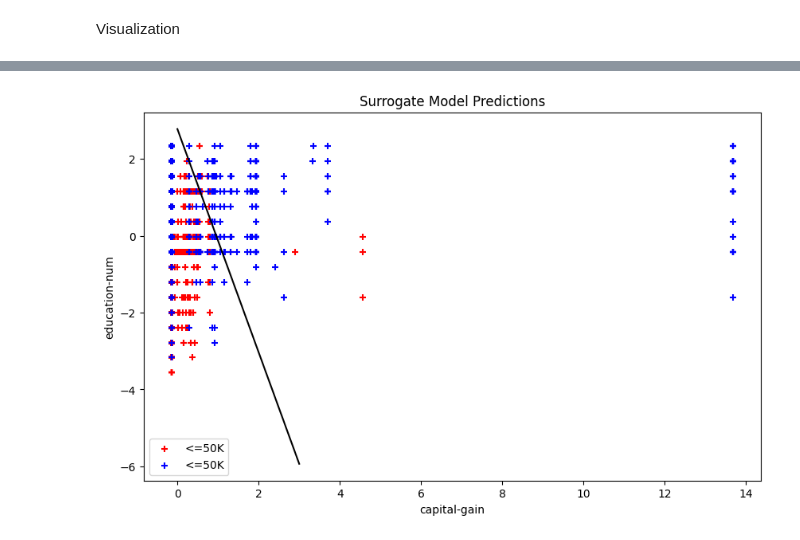
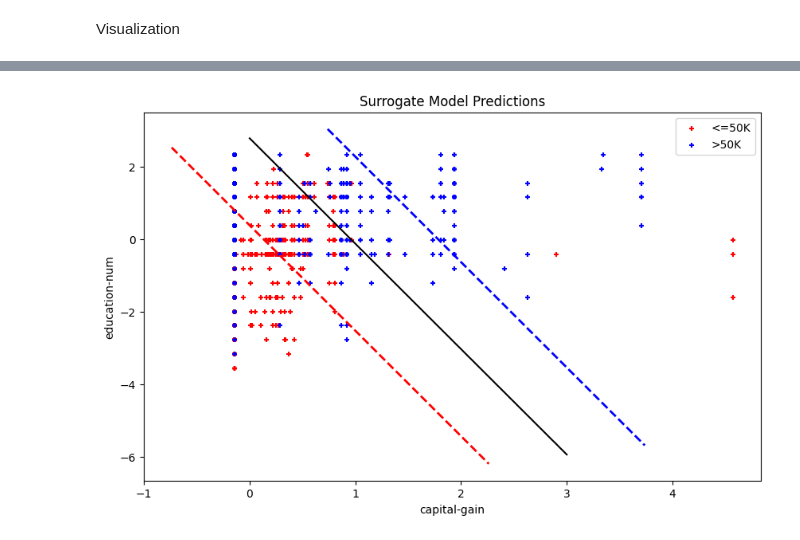
Before and after one commit to ConstanceGlly/Interpretability_and_Fairness_Income, a Jupyter notebook: Notebooks/Models.ipynb, the cells around one changed output, grey strips where cells are left out. Drawn from its saved outputs; the diff is of its cells as text; code cells hidden in the pictures.

Commit message:
models margin on surrogate and viz

```diff
--- a/Notebooks/Models.ipynb
+++ b/Notebooks/Models.ipynb
@@ -632,33 +601,58 @@ X_viz_scaled
 X_viz = X_test[['capital-gain', 'educational-num']]
 index_viz = X_test.index
 
 scaler = StandardScaler()
 scaler.fit(X_viz)
 X_viz_scaled = scaler.transform(X_viz)
 X_viz_scaled = pd.DataFrame(X_viz_scaled , columns=['capital-gain', 'educational-num'], index =index_viz)
+X_viz_scaled = X_viz_scaled[X_viz_scaled['capital-gain']<10]
 
 # Make predictions using the surrogate model
 w1 = feature_importance_df[feature_importance_df["Feature"]=="num__capital-gain"]["Importance"].values
 w2 = feature_importance_df[feature_importance_df["Feature"] =="num__educational-num"]["Importance"].values
 intercept = surrogate_model.intercept_[0]
 
 x_points = np.linspace(0, 3)
 y_points = -(w1 / w2) * x_points - intercept / w2
 
 # Create a scatter plot of the data points
 plt.figure(figsize=(10, 6))
 
 # Plot points of class 0
-plt.scatter(X_viz_scaled['capital-gain'][y_test == 0], X_viz_scaled['educational-num'][y_test == 0], c='r', label='<=50K', s=30, marker="+")
+plt.scatter(X_viz_scaled['capital-gain'][y_test == 0], X_viz_scaled['educational-num'][y_test == 0], c='r', label='<=50K', s=20, marker="+")
 
 # Plot points of class 1
-plt.scatter(X_viz_scaled['capital-gain'][y_test == 1], X_viz_scaled['educational-num'][y_test == 1], c='b', label='<=50K', s=30, marker="+")
+plt.scatter(X_viz_scaled['capital-gain'][y_test == 1], X_viz_scaled['educational-num'][y_test == 1], c='b', label='>50K', s=20, marker="+")
+
+############################ MARGIN ############################
+# Step 2 (unit-vector):
+w=np.array([w1, w2])
+w_hat = w / (np.sqrt(np.sum(w**2)))
+
+# Step 3 (margin):
+margin = 1 / np.sqrt(np.sum(w ** 2))
+# Step 4 (calculate points of the margin lines):
+decision_boundary_points = np.array(list(zip(x_points, y_points)))
+points_of_line_above = decision_boundary_points + (margin * w_hat).ravel()
+points_of_line_below = decision_boundary_points - (margin * w_hat).ravel()
+# Plot margin lines
+# Blue margin line above
+plt.plot(points_of_line_above[:, 0],
+         points_of_line_above[:, 1],
+         'b--',
+         linewidth=2)
+# Green margin line below
+plt.plot(points_of_line_below[:, 0],
+         points_of_line_below[:, 1],
+         'r--',
+         linewidth=2)
+
 
 plt.xlabel('capital-gain')
 plt.ylabel('education-num')
 plt.legend(loc='best')
 plt.title('Surrogate Model Predictions')
 plt.plot(x_points, y_points, c='black')
 plt.show()
 # %% [output]
-[figure, old version]
+[figure, new version]
```
Also changed, not shown: parts of 2 cells of this notebook.
